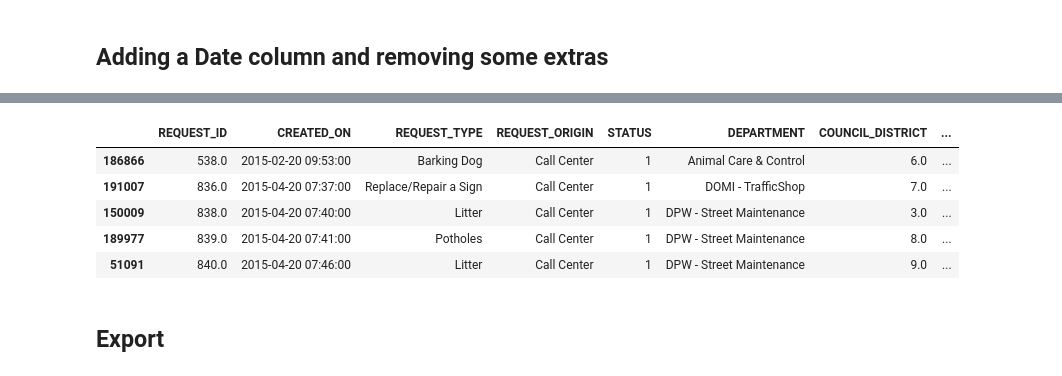
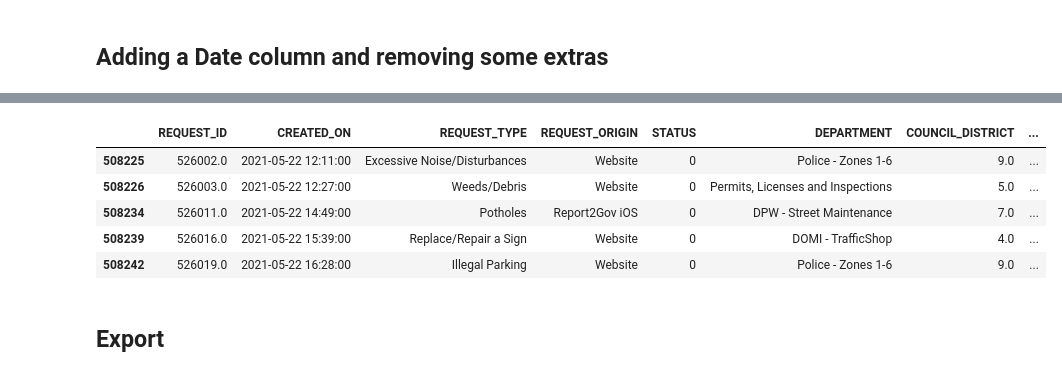
Before and after one commit to megan2/cicadas, a Jupyter notebook: notebooks/Pittsburgh_311_records.ipynb, the cells around one changed output, grey strips where cells are left out. Drawn from its saved outputs; the diff is of its cells as text; code cells hidden in the pictures.

```diff
--- a/notebooks/Pittsburgh_311_records.ipynb
+++ b/notebooks/Pittsburgh_311_records.ipynb
@@ -134,14 +137,14 @@ Pitt311_final['Date'] = pd.to_datetime(Pitt311_final['Date'])
 # %%
 Pitt311_final = Pitt311_final.drop(columns=['NEIGHBORHOOD', 'TRACT', 'PUBLIC_WORKS_DIVISION', 'PLI_DIVISION','POLICE_ZONE','WARD','X','Y','GEO_ACCURACY'])
 # %%
-Pitt311_final.head()
+Pitt311_final.tail()
 # %% [output]
 |  | REQUEST_ID | CREATED_ON | REQUEST_TYPE | REQUEST_ORIGIN | STATUS | DEPARTMENT | COUNCIL_DISTRICT | ... |
-| 186866 | 538.0 | 2015-02-20 09:53:00 | Barking Dog | Call Center | 1 | Animal Care & Control | 6.0 | ... |
-| 191007 | 836.0 | 2015-04-20 07:37:00 | Replace/Repair a Sign | Call Center | 1 | DOMI - TrafficShop | 7.0 | ... |
-| 150009 | 838.0 | 2015-04-20 07:40:00 | Litter | Call Center | 1 | DPW - Street Maintenance | 3.0 | ... |
-| 189977 | 839.0 | 2015-04-20 07:41:00 | Potholes | Call Center | 1 | DPW - Street Maintenance | 8.0 | ... |
-| 51091 | 840.0 | 2015-04-20 07:46:00 | Litter | Call Center | 1 | DPW - Street Maintenance | 9.0 | ... |
+| 508225 | 526002.0 | 2021-05-22 12:11:00 | Excessive Noise/Disturbances | Website | 0 | Police - Zones 1-6 | 9.0 | ... |
+| 508226 | 526003.0 | 2021-05-22 12:27:00 | Weeds/Debris | Website | 0 | Permits, Licenses and Inspections | 5.0 | ... |
+| 508234 | 526011.0 | 2021-05-22 14:49:00 | Potholes | Report2Gov iOS | 0 | DPW - Street Maintenance | 7.0 | ... |
+| 508239 | 526016.0 | 2021-05-22 15:39:00 | Replace/Repair a Sign | Website | 0 | DOMI - TrafficShop | 4.0 | ... |
+| 508242 | 526019.0 | 2021-05-22 16:28:00 | Illegal Parking | Website | 0 | Police - Zones 1-6 | 9.0 | ... |
 # %% [markdown]
 ## Export
 # %%
```
Also changed, not shown: parts of 4 cells of this notebook, 1 other file.
